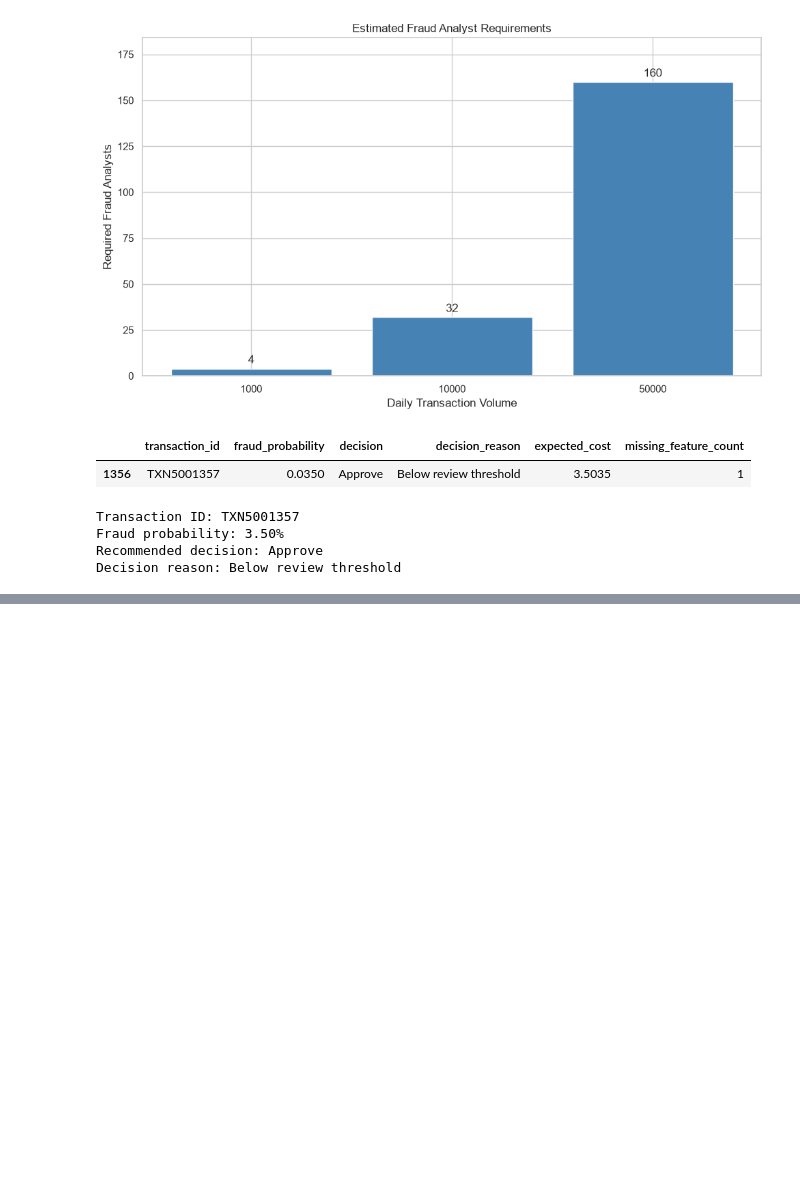
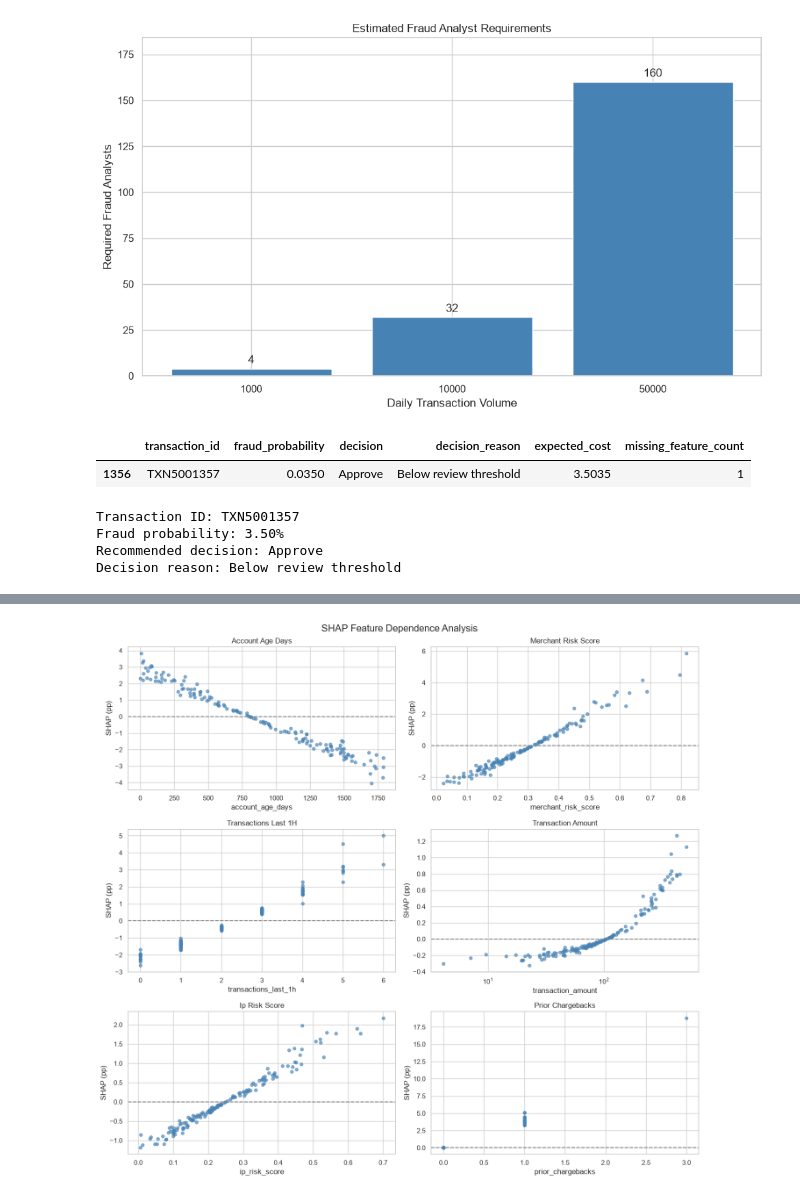
Before and after one commit to Charith-01/fraud-risk-intelligence-engine, a Jupyter notebook: 01_fraud_risk_analysis.ipynb, the cells around one changed output, grey strips where cells are left out. Cells and saved outputs as stored; diff of their text form; code cells hidden in the pictures; blank space fills up the shorter version.

```diff
--- a/01_fraud_risk_analysis.ipynb
+++ b/01_fraud_risk_analysis.ipynb
@@ -5975,0 +6236,70 @@ Decision reason: Below review threshold
+# %%
+dependence_features = [
+    "account_age_days",
+    "merchant_risk_score",
+    "transactions_last_1h",
+    "transaction_amount",
+    "ip_risk_score",
+    "prior_chargebacks"
+]
+
+fig, axes = plt.subplots(
+    3, 2,
+    figsize=(14, 13)
+)
+
+for feature, ax in zip(
+    dependence_features,
+    axes.flatten()
+):
+
+    values = X_explain_global[feature]
+
+    contributions = (
+        global_shap_values[feature] * 100
+    )
+
+    valid = values.notna()
+
+    ax.scatter(
+        values[valid],
+        contributions[valid],
+        alpha=0.65,
+        color="steelblue",
+        s=25
+    )
+
+    ax.axhline(
+        0,
+        color="gray",
+        linestyle="--"
+    )
+
+    ax.set_title(
+        feature.replace("_", " ").title()
+    )
+
+    ax.set_xlabel(feature)
+
+    ax.set_ylabel("SHAP (pp)")
+
+    if feature == "transaction_amount":
+
+        ax.set_xscale("log")
+
+plt.suptitle(
+    "SHAP Feature Dependence Analysis",
+    fontsize=16
+)
+
+plt.tight_layout()
+
+plt.savefig(
+    FIGURES_DIR / "shap_feature_dependence.png",
+    dpi=300,
+    bbox_inches="tight"
+)
+
+plt.show()
+# %% [output]
+[figure, added]
```
Also changed, not shown: parts of 15 cells of this notebook, 16 other files.
